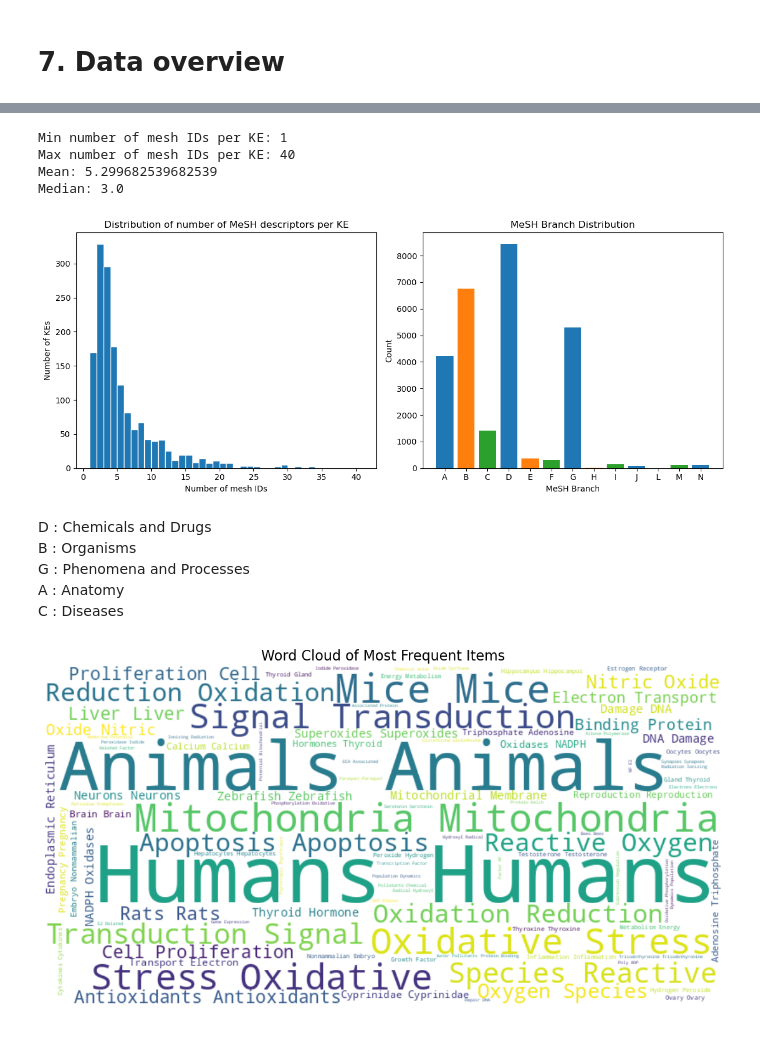
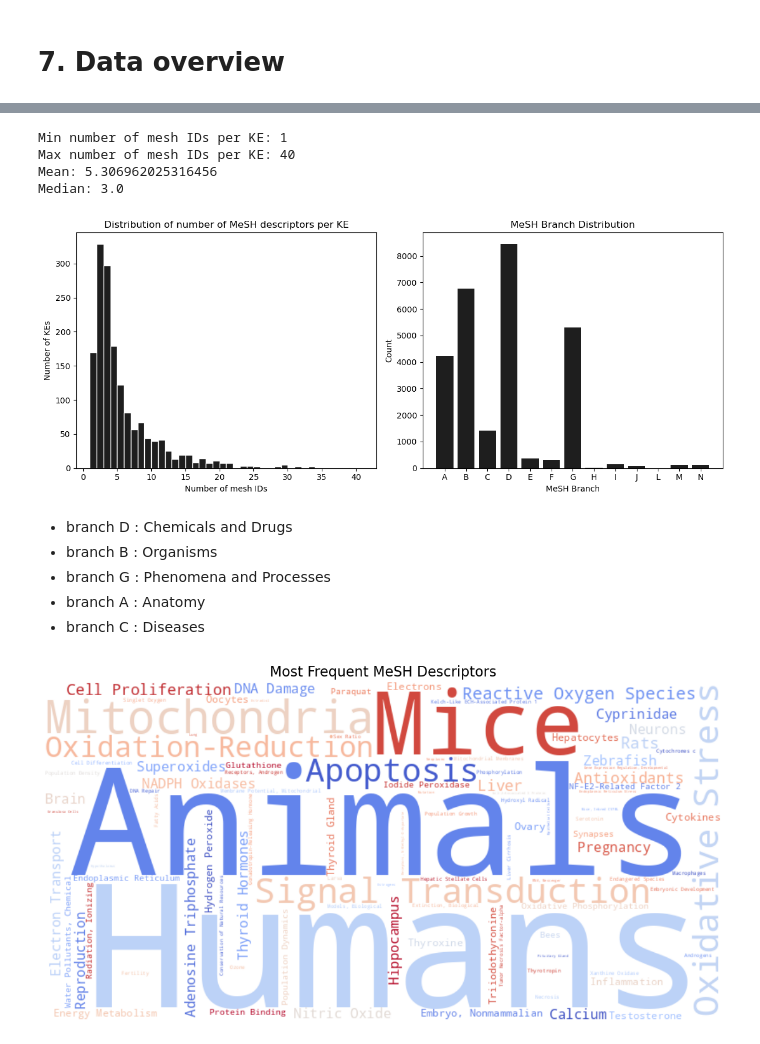
Before and after one commit to mathemei/AOP2MESH, a Jupyter notebook: AOP2MeSH.ipynb, the cells around one changed output, grey strips where cells are left out. Saved outputs shown, nothing was run; the diff lists cells and outputs as text; code cells hidden in the pictures.

```diff
--- a/AOP2MeSH.ipynb
+++ b/AOP2MeSH.ipynb
@@ -764,3 +766,6 @@ AOP_MeSH_mappings = pd.concat([indexing, indexing_titles], ignore_index=True)
 # %%
 # Export mapping results
 AOP_MeSH_mappings.to_csv("aop_mesh_mappings.tsv", sep = "\t", index = False)
+# %%
+# Re import results to skip time consuming step of indexing
+AOP_MeSH_mappings = pd.read_csv("aop_mesh_mappings.tsv", sep = "\t")
@@ -1168,7 +1350,7 @@ print("Median:", num_mesh_per_ke.median())
 # %% [output]
 Min number of mesh IDs per KE: 1
 Max number of mesh IDs per KE: 40
-Mean: 5.299682539682539
+Mean: 5.306962025316456
 Median: 3.0
 # %%
 # Merge with the MeSH branches dataframe to map each MESH_ID to the corresponding thesaurus branch
@@ -1182,13 +1364,13 @@ counts = [freq[k] for k in labels]
 fig, axes = plt.subplots(1, 2, figsize=(12, 5))
 
 # Left : histogram of the number of annotated MeSH per KE
-axes[0].hist(num_mesh_per_ke, bins=range(1, num_mesh_per_ke.max()+2), edgecolor='white', color = "C0")
+axes[0].hist(num_mesh_per_ke, bins=range(1, num_mesh_per_ke.max()+2), edgecolor='white', color = "#1e1e1e")
 axes[0].set_title("Distribution of number of MeSH descriptors per KE")
 axes[0].set_xlabel("Number of mesh IDs")
 axes[0].set_ylabel("Number of KEs")
 
 # Right : bar chart of MeSH thesaurus branch frequencies
-axes[1].bar(labels, counts, color=["C0", "C1", "C2"])
+axes[1].bar(labels, counts, color = "#1e1e1e")
 axes[1].set_xlabel("MeSH Branch")
 axes[1].set_ylabel("Count")
 axes[1].set_title("MeSH Branch Distribution")
@@ -1196,33 +1378,34 @@ axes[1].set_title("MeSH Branch Distribution")
 plt.tight_layout()
 plt.show()
 # %% [output]
-[figure, old version]
+[figure, new version]
 # %% [markdown]
-D : Chemicals and Drugs
-B : Organisms
-G : Phenomena and Processes
-A : Anatomy
-C : Diseases
+- branch D : Chemicals and Drugs
+- branch B : Organisms
+- branch G : Phenomena and Processes
+- branch A : Anatomy
+- branch C : Diseases
 # %%
-# Combine all text in the column
-text = ' '.join(AOP_MeSH_mappings['MESH_TITLE'].dropna().astype(str))
+# Count full MeSH descriptors
+descriptor_counts = Counter(AOP_MeSH_mappings['MESH_TITLE'].dropna().astype(str))
 
-# Generate word cloud
+# Generate word cloud from descriptor frequencies
 wordcloud = WordCloud(
     width=800,
     height=400,
     background_color='white',
     max_words=100,
-    colormap='viridis'
-).generate(text)
+    colormap='coolwarm',
+    collocation_threshold=1  # treat multi-word phrases as single units
+).generate_from_frequencies(descriptor_counts)
 
 # Plot
 plt.figure(figsize=(12, 6))
 plt.imshow(wordcloud, interpolation='bilinear')
 plt.axis('off')
-plt.title('Word Cloud of Most Frequent Items', fontsize=16)
+plt.title('Most Frequent MeSH Descriptors', fontsize=16)
 plt.tight_layout()
 plt.savefig('wordcloud.png', dpi=150)
 plt.show()
 # %% [output]
-[figure, old version]
+[figure, new version]
```
Also changed, not shown: parts of 19 cells of this notebook, 6 other files.
